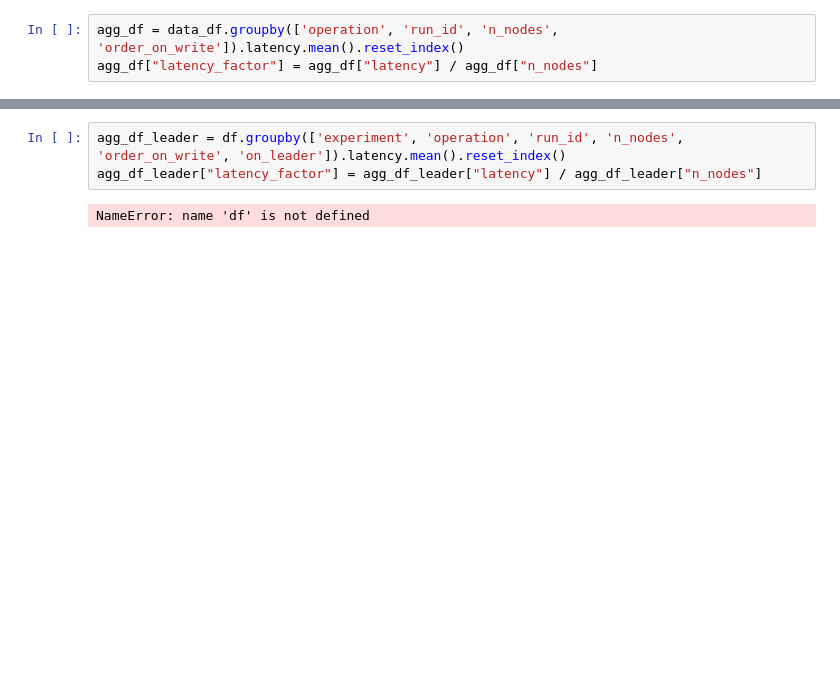
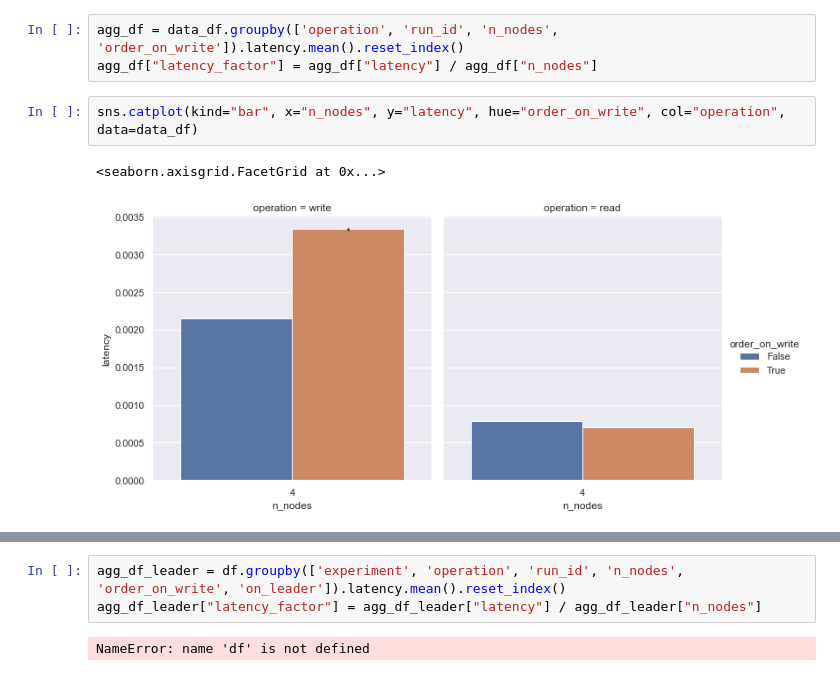
Before and after one commit to tomwassing/mango-db, a Jupyter notebook: experiments/data_das_exp_1.ipynb, the cells around one changed output, grey strips where cells are left out. Drawn from its saved outputs; the diff is of its cells as text; blank space fills up the shorter version.

```diff
--- a/experiments/data_das_exp_1.ipynb
+++ b/experiments/data_das_exp_1.ipynb
@@ -23,6 +23,11 @@ display(data_df.head())
 # %%
 agg_df = data_df.groupby(['operation', 'run_id', 'n_nodes', 'order_on_write']).latency.mean().reset_index()
 agg_df["latency_factor"] = agg_df["latency"] / agg_df["n_nodes"]
+# %%
+sns.catplot(kind="bar", x="n_nodes", y="latency", hue="order_on_write", col="operation", data=data_df)
+# %% [output]
+<seaborn.axisgrid.FacetGrid at 0x...>
+[figure, added]
 # %%
 # ax = None
 # for group, group_df in agg_df.groupby(['system_name', 'operation']):
```
Also changed, not shown: parts of 4 cells of this notebook, 3 other files.
